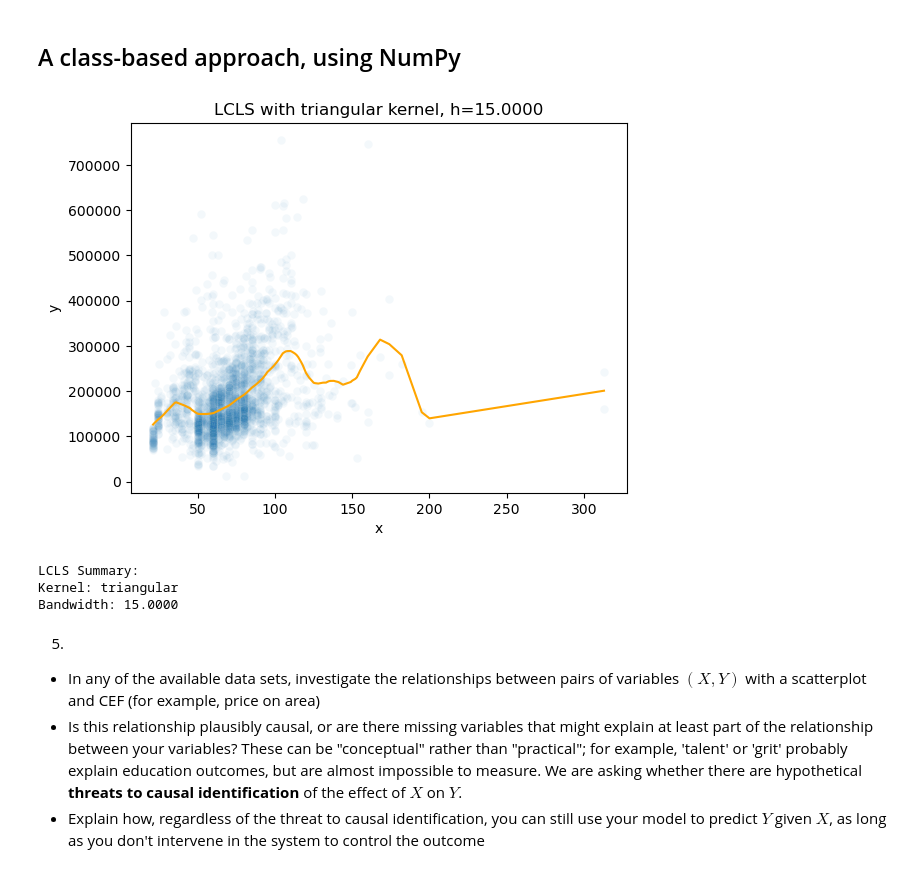
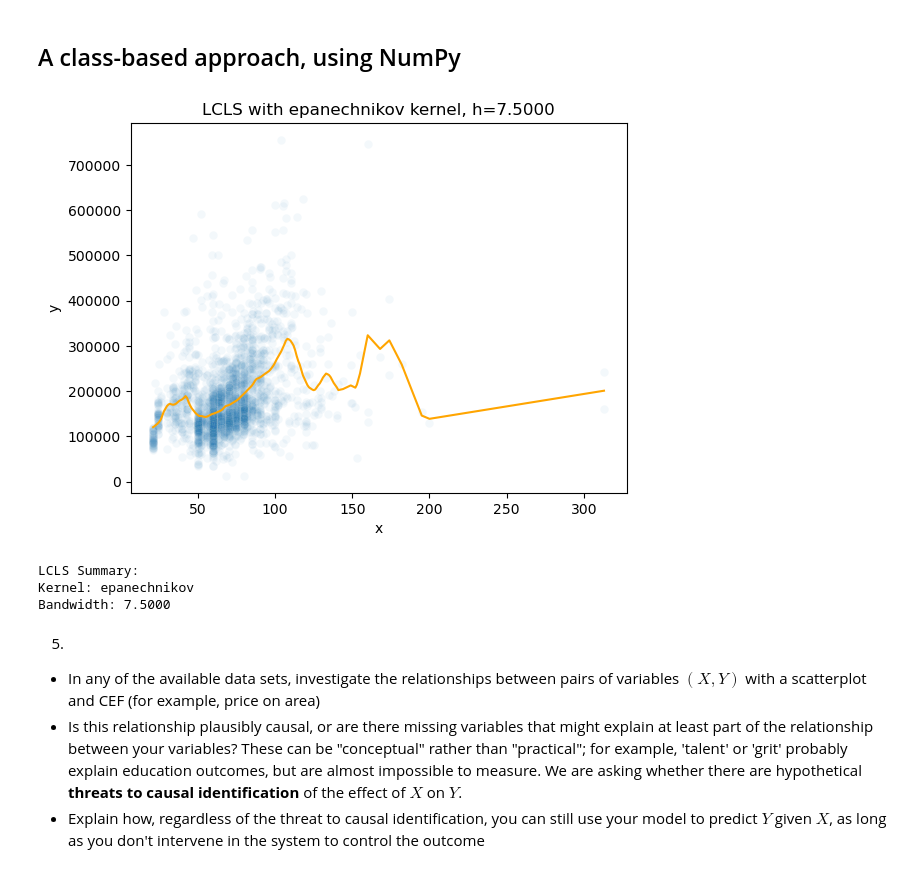
Before and after one commit to rde6mn/understanding_uncertainty_assignments, a Jupyter notebook: assignment_3_solutions.ipynb, the cells around one changed output. Saved outputs shown, nothing was run; the diff lists cells and outputs as text; code cells hidden in the pictures.

```diff
--- a/assignment_3_solutions.ipynb
+++ b/assignment_3_solutions.ipynb
@@ -276,16 +276,16 @@ def lcls(x, y, h=None, kernel_type='epanechnikov', plot=True, steps=50):
 
     ## Kernel selection:
     if kernel_type == 'epanechnikov':
-        def k(u):
+        def kernel(u):
             return .75 * (1-u**2) * int( np.abs(u) <= 1)
     elif kernel_type == 'gaussian':
-        def k(u):
+        def kernel(u):
             return np.exp(-0.5 * u**2) / np.sqrt(2 * np.pi)
     elif kernel_type == 'triangular':
-        def k(u):
+        def kernel(u):
             return (1 - np.abs(u)) * (np.abs(u) <= 1)
     elif kernel_type == 'uniform':
-        def k(u):
+        def kernel(u):
             return 0.5 * (np.abs(u) <= 1)
     else:
         print('Kernel type unsupported.')
@@ -352,6 +352,8 @@ class lcls:
             return 0.5 * (np.abs(u) <= 1)
         elif self.kernel == 'triangular':
             return (1 - np.abs(u)) * (np.abs(u) <= 1)
+        elif self.kernel == 'epanechnikov':
+            return .75 * (1-u**2) * (np.abs(u) <= 1)
         else:
             print("Unsupported kernel.")
 
@@ -399,13 +401,13 @@ class lcls:
                 f"Bandwidth: {self.h:.4f}\n")
 # %%
 reg = lcls()
-reg.fit(x,y,kernel_type='triangular',h=15)
+reg.fit(x,y,kernel_type='epanechnikov',h=7.5)
 reg
 # %% [output]
-[figure, old version]
+[figure, new version]
 LCLS Summary:
-Kernel: triangular
-Bandwidth: 15.0000
+Kernel: epanechnikov
+Bandwidth: 7.5000
 # %% [markdown]
 5.
 - In any of the available data sets, investigate the relationships between pairs of variables $(X,Y)$ with a scatterplot and CEF (for example, price on area)
```
Also changed, not shown: parts of 1 cell of this notebook.
